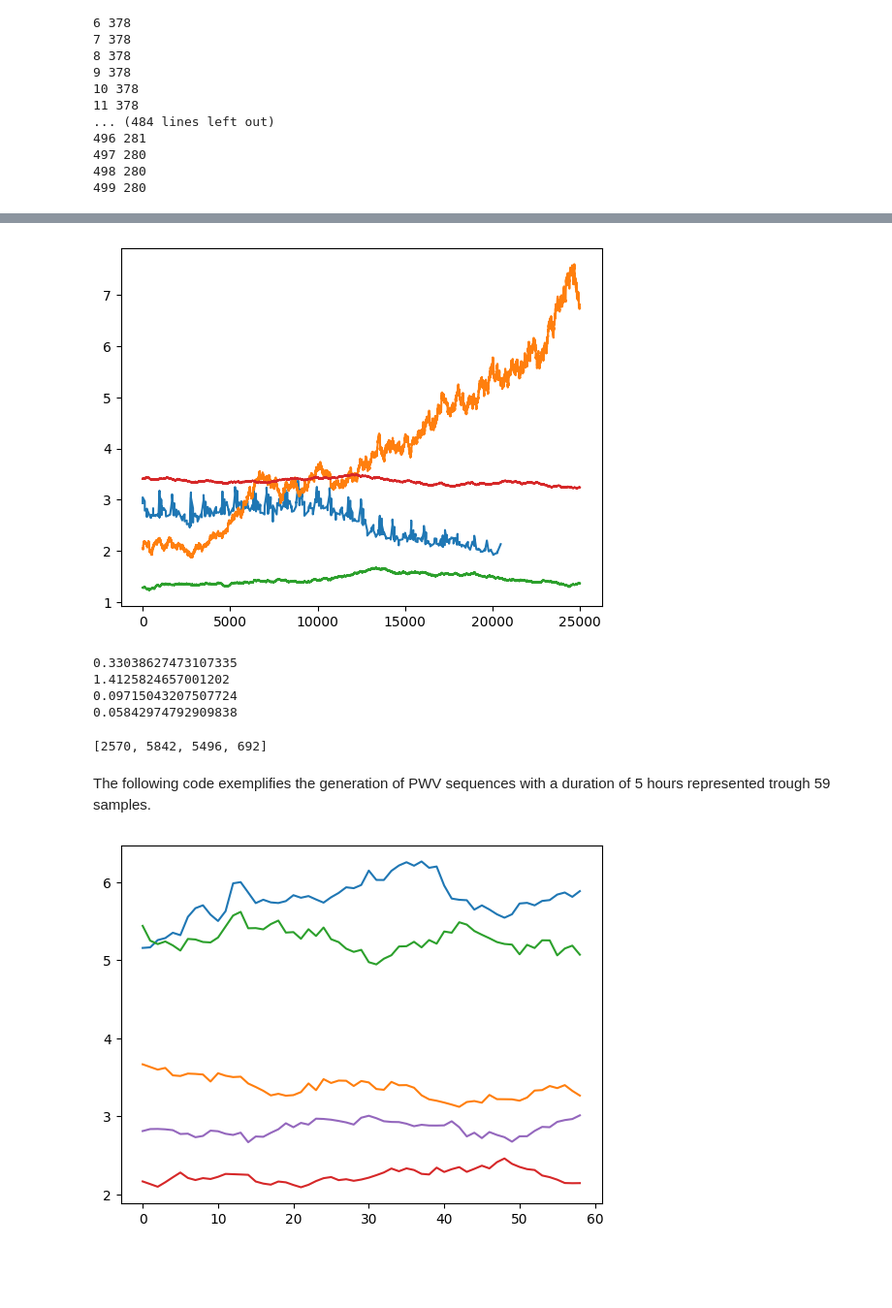
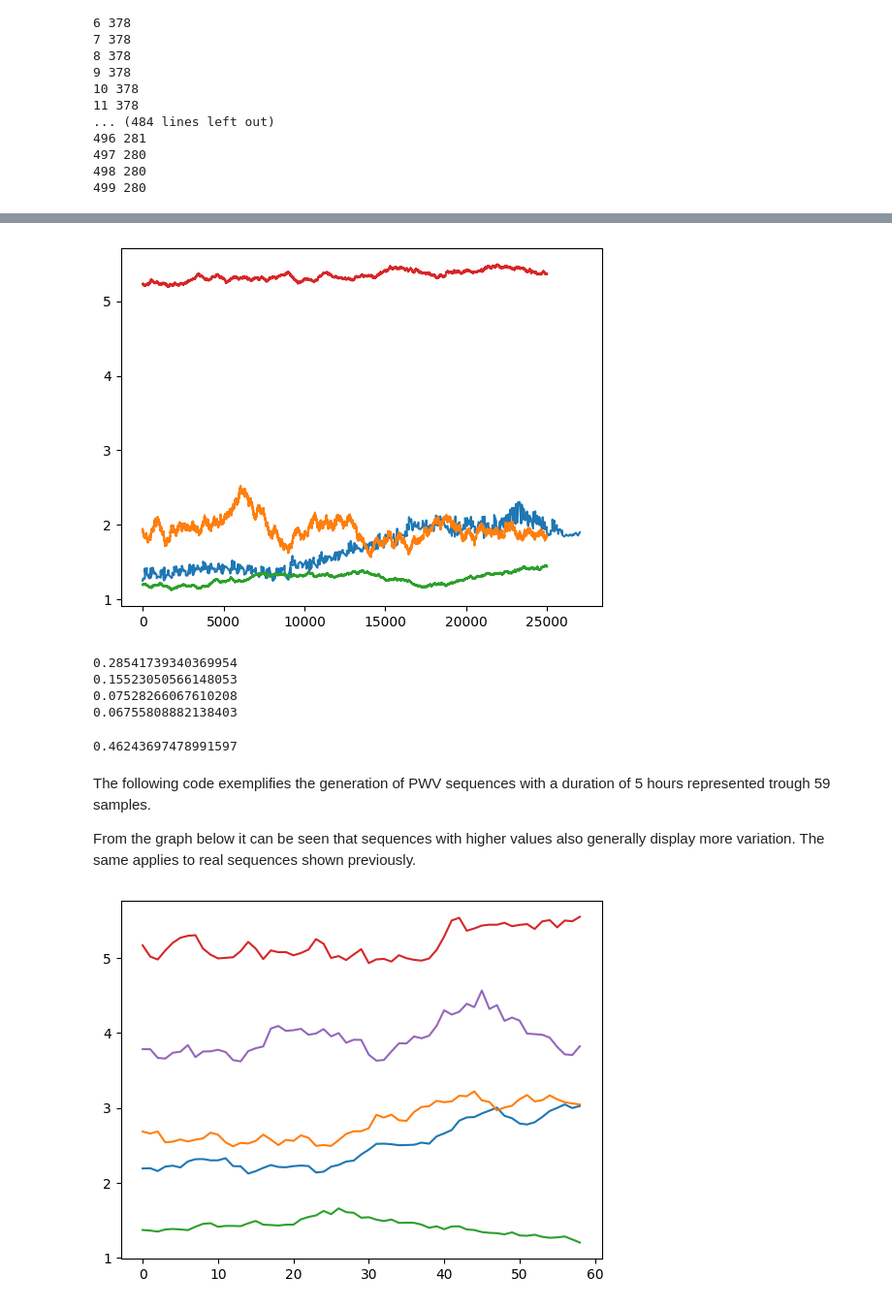
Before and after one commit to Aspie96/AstroTesi, a Jupyter notebook: notebooks/GeneratePVW.ipynb, the cells around one changed output, grey strips where cells are left out. Shown: that part at 97% size. Saved outputs shown, nothing was run; the diff lists cells and outputs as text; code cells hidden in the pictures; blank space fills up the shorter version.

```diff
--- a/notebooks/GeneratePVW.ipynb
+++ b/notebooks/GeneratePVW.ipynb
@@ -261,7 +261,7 @@ for i in range(500):
 498 280
 499 280
 # %%
-selected = [(i_x, i_y) for i_x, i_y in intervals if 10000 < i_x[-1] - i_x[0] < 40000]
+selected = [(i_x, i_y) for i_x, i_y in intervals if 20000 < i_x[-1] - i_x[0] < 40000]
 
 samples = random.sample(selected, 10)
 
@@ -314,11 +314,11 @@ for i in range(100):
 	else:
 		count[0] += 1
 # %% [output]
-[figure, old version]
+[figure, new version]
-0.33038627473107335
-1.4125824657001202
-0.09715043207507724
-0.05842974792909838
+0.28541739340369954
+0.15523050566148053
+0.07528266067610208
+0.06755808882138403
 # %%
 count = [0, 0, 0, 0]
 
@@ -344,19 +344,45 @@ for i in range(100):
 			count[1] += 1
 		else:
 			count[0] += 1
-# %% [output]
-[2570, 5842, 5496, 692]
+# %%
+count = [0, 0]
+
+for i in range(100):
+	test = True
+	while test:
+		pwv1 = random_pwv(40000, pace=6e5)
+		test = False #not pwv3[:20000].std() < pwv2[:20000].std() < pwv1[:20000].std()
+
+	for i_x, i_y in selected:
+		size = int(i_x[-1] - i_x[0])
+		std1 = pwv1[:size].std()
+		std_real = i_y.std()
+		if std_real < std1:
+			count[1] += 1
+		else:
+			count[0] += 1
+
+# 5e5: [162227, 167773]
+# 6e5: [174765, 155235]
+# 5e5: [65159, 80841]
+# 6e5: [69530, 76470]
+# 5e5: [67088, 77912]
+# 6e5: [72194, 72806]
+# %% [output]
+0.46243697478991597
 # %% [markdown]
 The following code exemplifies the generation of PWV sequences with a duration of 5 hours represented trough 59 samples.
+
+From the graph below it can be seen that sequences with higher values also generally display more variation. The same applies to real sequences shown previously.
 # %%
 timespan = 5 * 60 * 60
 size = 59
 
 for i in range(5):
-	pwv = random_pwv(size, dt=timespan / size, pace=1e6)
+	pwv = random_pwv(size, dt=timespan / size, pace=6e5)
 	plt.plot(pwv)
 	#plt.show()
 
 plt.show()
 # %% [output]
-[figure, old version]
+[figure, new version]
```
Also changed, not shown: parts of 8 cells of this notebook.
